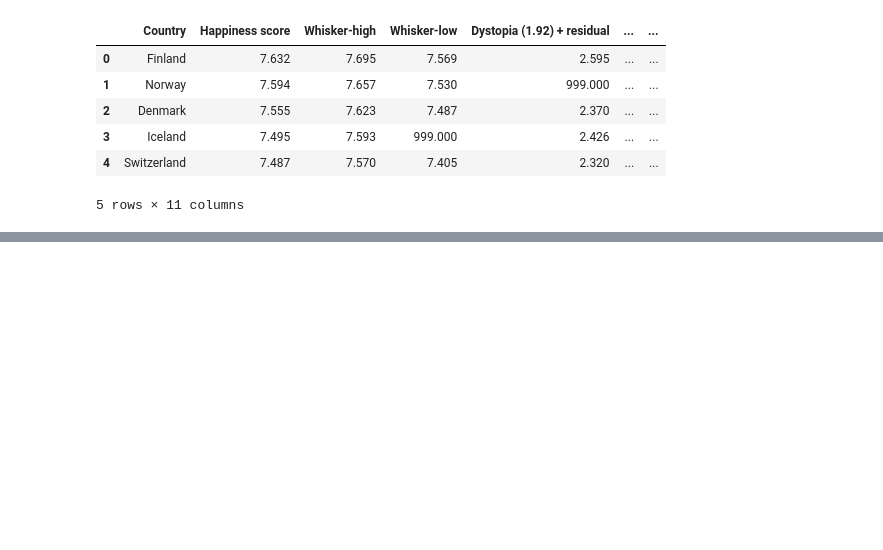
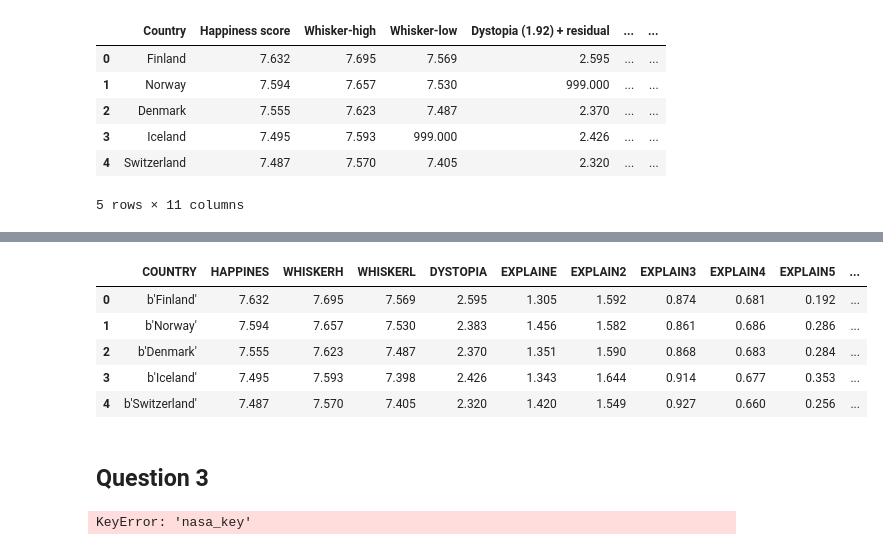
Before and after one commit to giasmith/lab2, a Jupyter notebook: assignment.ipynb, the cells around one changed output, grey strips where cells are left out. Saved outputs shown, nothing was run; the diff lists cells and outputs as text; code cells hidden in the pictures; blank space fills up the shorter version.

Commit message:
Attempted question 3

```diff
--- a/assignment.ipynb
+++ b/assignment.ipynb
@@ -97,0 +119,12 @@ ImportError: Missing optional dependency 'openpyxl'.  Use pip or conda to instal
+# %%
+df = pd.read_sas('data/data10.xpt')
+df.head(5)
+# %% [output]
+|  | COUNTRY | HAPPINES | WHISKERH | WHISKERL | DYSTOPIA | EXPLAINE | EXPLAIN2 | EXPLAIN3 | EXPLAIN4 | EXPLAIN5 | ... |
+| 0 | b'Finland' | 7.632 | 7.695 | 7.569 | 2.595 | 1.305 | 1.592 | 0.874 | 0.681 | 0.192 | ... |
+| 1 | b'Norway' | 7.594 | 7.657 | 7.530 | 2.383 | 1.456 | 1.582 | 0.861 | 0.686 | 0.286 | ... |
+| 2 | b'Denmark' | 7.555 | 7.623 | 7.487 | 2.370 | 1.351 | 1.590 | 0.868 | 0.683 | 0.284 | ... |
+| 3 | b'Iceland' | 7.495 | 7.593 | 7.398 | 2.426 | 1.343 | 1.644 | 0.914 | 0.677 | 0.353 | ... |
+| 4 | b'Switzerland' | 7.487 | 7.570 | 7.405 | 2.320 | 1.420 | 1.549 | 0.927 | 0.660 | 0.256 | ... |
+# %% [markdown]
+## Question 3
@@ -97,0 +136,5 @@ ImportError: Missing optional dependency 'openpyxl'.  Use pip or conda to instal
+# %%
+api_key = os.environ['nasa_key']
+api_key
+# %% [output]
+KeyError: 'nasa_key'
```
Also changed, not shown: parts of 7 cells of this notebook.
